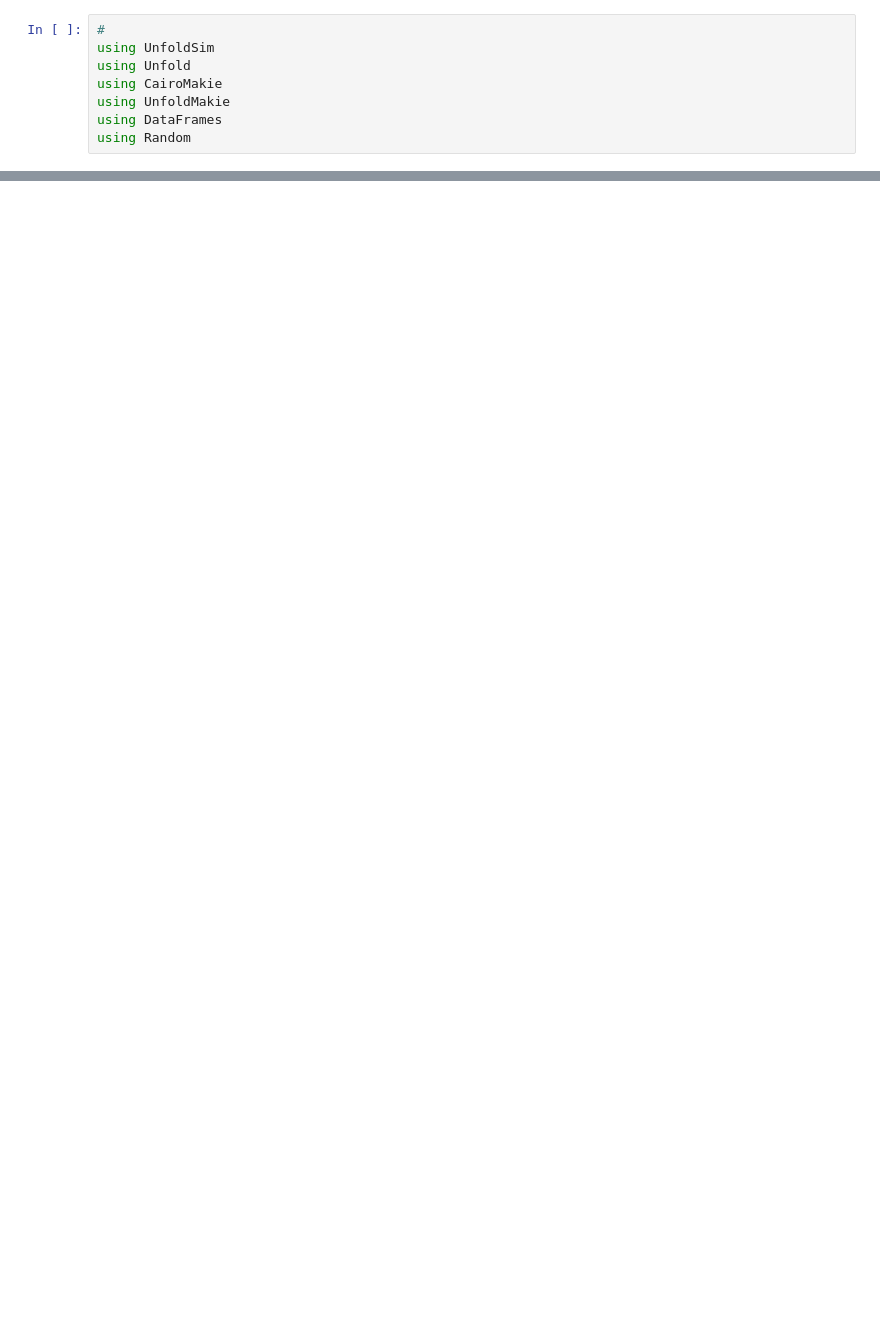
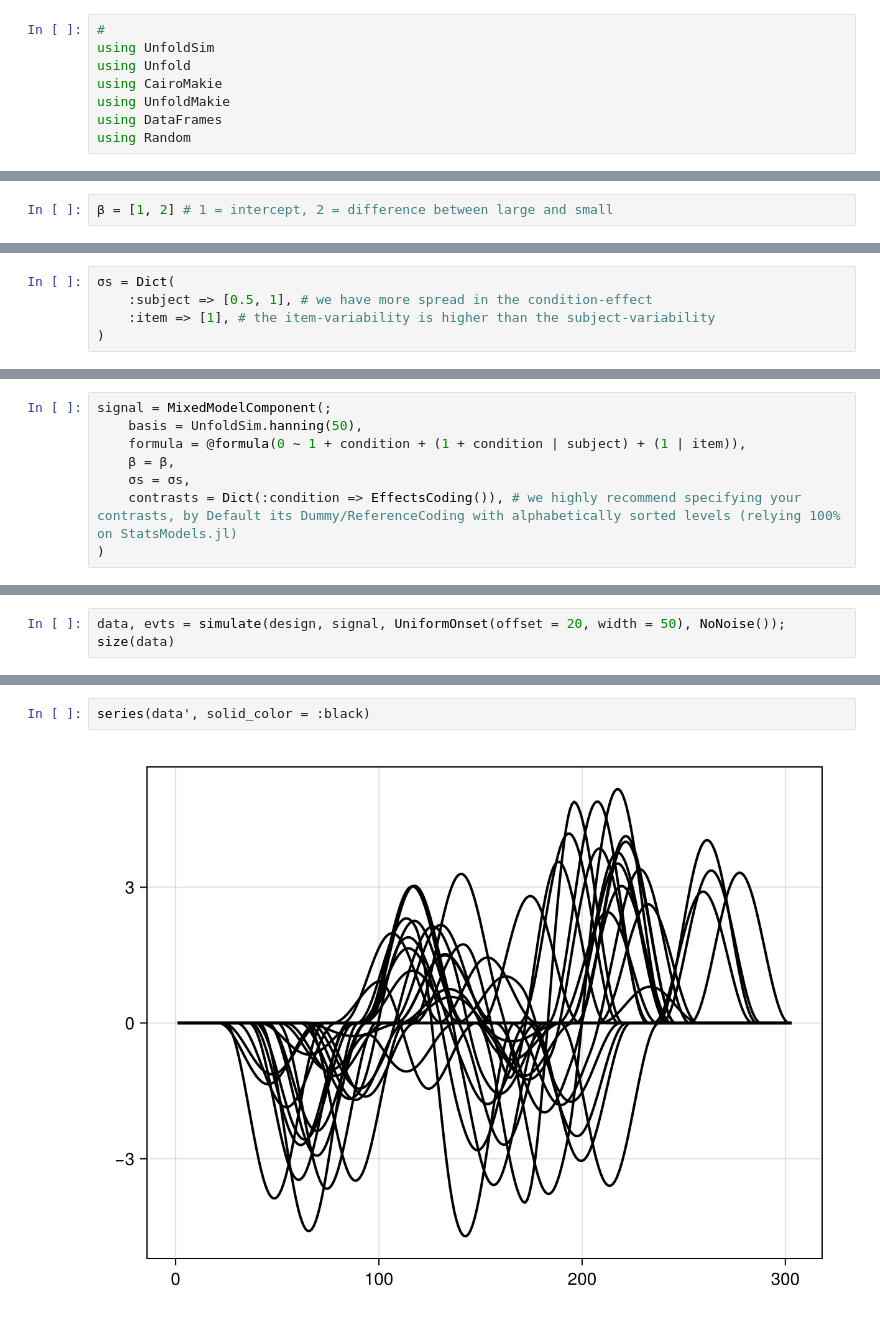
Before and after one commit to maxvanmigem/prediction-attention-v1-processing, a Jupyter notebook: power_simulation/eeg_sim.ipynb, the cells around one changed output, grey strips where cells are left out. Saved outputs shown, nothing was run; the diff lists cells and outputs as text; blank space fills up the shorter version.

```diff
--- a/power_simulation/eeg_sim.ipynb
+++ b/power_simulation/eeg_sim.ipynb
@@ -81,0 +23,2 @@ current_figure()
+# %%
+β = [1, 2] # 1 = intercept, 2 = difference between large and small
@@ -81,0 +29,5 @@ current_figure()
+# %%
+σs = Dict(
+    :subject => [0.5, 1], # we have more spread in the condition-effect
+    :item => [1], # the item-variability is higher than the subject-variability
+)
@@ -81,0 +38,8 @@ current_figure()
+# %%
+signal = MixedModelComponent(;
+    basis = UnfoldSim.hanning(50),
+    formula = @formula(0 ~ 1 + condition + (1 + condition | subject) + (1 | item)),
+    β = β,
+    σs = σs,
+    contrasts = Dict(:condition => EffectsCoding()), # we highly recommend specifying your contrasts, by Default its Dummy/ReferenceCoding with alphabetically sorted levels (relying 100% on StatsModels.jl)
+)
@@ -81,0 +86,3 @@ current_figure()
+# %%
+data, evts = simulate(design, signal, UniformOnset(offset = 20, width = 50), NoNoise());
+size(data)
@@ -81,0 +93,4 @@ current_figure()
+# %%
+series(data', solid_color = :black)
+# %% [output]
+[figure, added]
```
Also changed, not shown: parts of 18 cells of this notebook, 1 other file.
